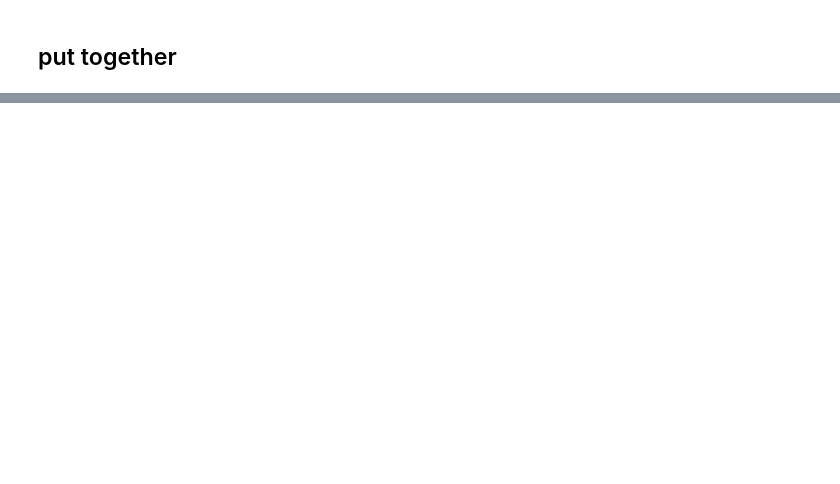
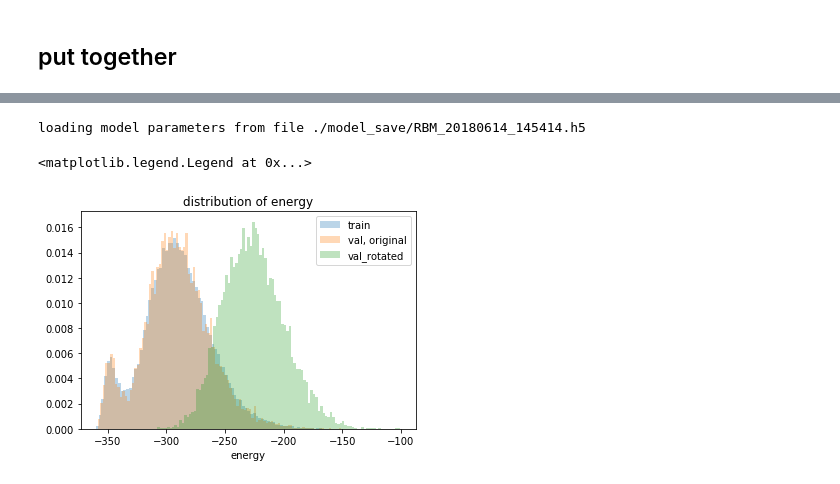
Before and after one commit to SummitKwan/DynamicNN, a Jupyter notebook: temp_script/try_hopfield_numpy.ipynb, the cells around one changed output, grey strips where cells are left out. Saved outputs shown, nothing was run; the diff lists cells and outputs as text; code cells hidden in the pictures; blank space fills up the shorter version.

```diff
--- a/temp_script/try_hopfield_numpy.ipynb
+++ b/temp_script/try_hopfield_numpy.ipynb
@@ -516,0 +590,7 @@ section
+# %%
+importlib.reload(rbm)
+model = rbm.RestrictedBoltzmannMachine(m1=X_tr.shape[1], m2=128)
+# %%
+for num_over_all_data in range(10):
+    model.train(X=X_tr, lr=0.02, steps_negstats=2, batchsize=64, yn_verbose=True, batches_per_print=500)
+model.save_parameters()
@@ -516,0 +615,19 @@ section
+# %%
+model.load_parameters()
+# %% [output]
+loading model parameters from file ./model_save/RBM_20180614_145414.h5
+# %%
+E_tr = model.cal_energy(X_tr)
+E_vl = model.cal_energy(X_vl)
+E_vl_rot = model.cal_energy(X_vl_rot)
+# %%
+plt.figure(facecolor='w')
+plt.hist(E_tr, bins=100, density=True, alpha=0.3)
+plt.hist(E_vl, bins=100, density=True, alpha=0.3)
+plt.hist(E_vl_rot, bins=100, density=True, alpha=0.3)
+plt.xlabel('energy')
+plt.title('distribution of energy')
+plt.legend(['train', 'val, original', 'val_rotated'])
+# %% [output]
+<matplotlib.legend.Legend at 0x...>
+[figure, added]
```
Also changed, not shown: parts of 22 cells of this notebook, 1 other file.
